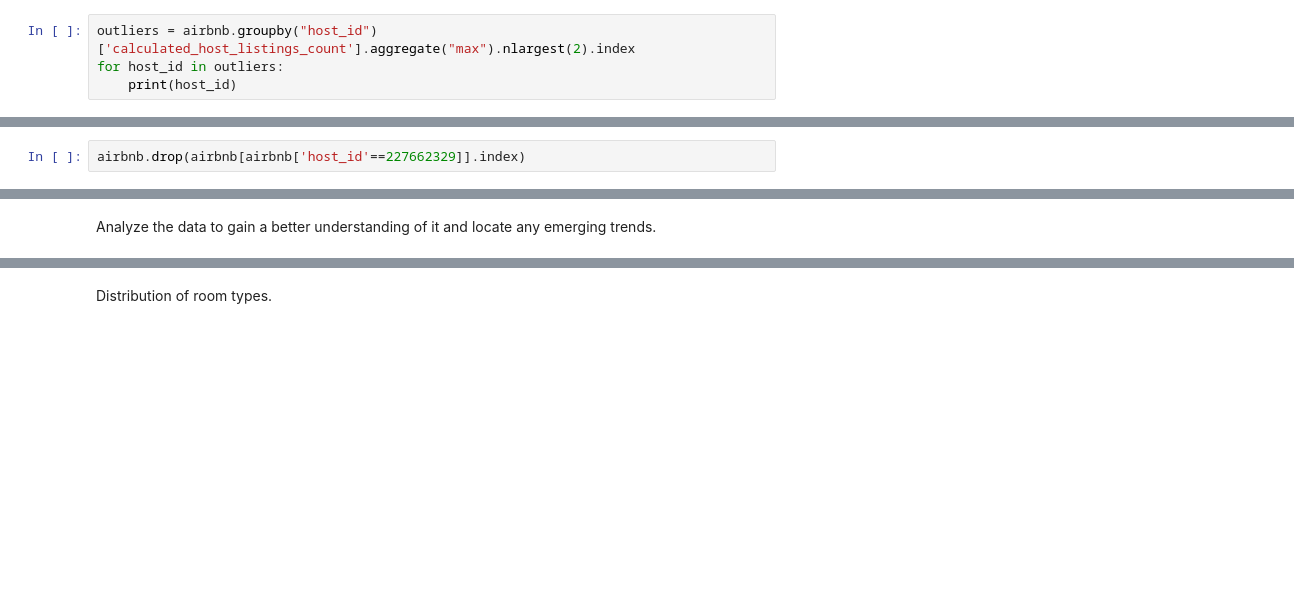
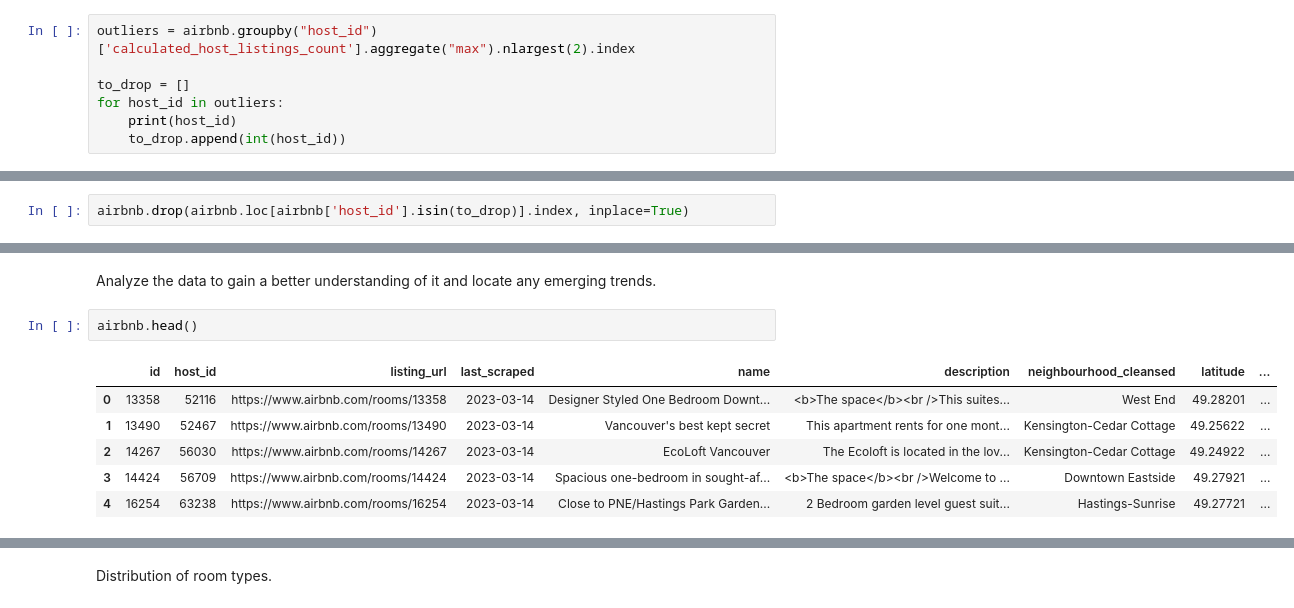
Before and after one commit to reidgendron/airbnb-analysis, a Jupyter notebook: notebooks/analysis.ipynb, the cells around one changed output, grey strips where cells are left out. Drawn from its saved outputs; the diff is of its cells as text; blank space fills up the shorter version.

```diff
--- a/notebooks/analysis.ipynb
+++ b/notebooks/analysis.ipynb
@@ -130,5 +226,8 @@ airbnb.groupby("host_id")['calculated_host_listings_count'].aggregate("max").sor
 The two hosts have over double the amount of listings as the host with the third highest amount of listings. Quite amazing, however not for our analyses.
 # %%
 outliers = airbnb.groupby("host_id")['calculated_host_listings_count'].aggregate("max").nlargest(2).index
+
+to_drop = []
 for host_id in outliers:
     print(host_id)
+    to_drop.append(int(host_id))
@@ -135,9 +237,18 @@ for host_id in outliers:
 # %%
-airbnb.drop(airbnb[airbnb['host_id'==227662329]].index)
+airbnb.drop(airbnb.loc[airbnb['host_id'].isin(to_drop)].index, inplace=True)
 # %% [markdown]
 # Analysis
 # %% [markdown]
 Analyze the data to gain a better understanding of it and locate any emerging trends.
+# %%
+airbnb.head()
+# %% [output]
+|  | id | host_id | listing_url | last_scraped | name | description | neighbourhood_cleansed | latitude | ... |
+| 0 | 13358 | 52116 | https://www.airbnb.com/rooms/13358 | 2023-03-14 | Designer Styled One Bedroom Downt... | <b>The space</b><br />This suites... | West End | 49.28201 | ... |
+| 1 | 13490 | 52467 | https://www.airbnb.com/rooms/13490 | 2023-03-14 | Vancouver's best kept secret | This apartment rents for one mont... | Kensington-Cedar Cottage | 49.25622 | ... |
+| 2 | 14267 | 56030 | https://www.airbnb.com/rooms/14267 | 2023-03-14 | EcoLoft Vancouver | The Ecoloft is located in the lov... | Kensington-Cedar Cottage | 49.24922 | ... |
+| 3 | 14424 | 56709 | https://www.airbnb.com/rooms/14424 | 2023-03-14 | Spacious one-bedroom in sought-af... | <b>The space</b><br />Welcome to ... | Downtown Eastside | 49.27921 | ... |
+| 4 | 16254 | 63238 | https://www.airbnb.com/rooms/16254 | 2023-03-14 | Close to PNE/Hastings Park Garden... | 2 Bedroom garden level guest suit... | Hastings-Sunrise | 49.27721 | ... |
 # %%
 # Summary statistics of the quantitative features of the dataset
 airbnb.drop(['id', 'host_id'], axis=1).describe()
```
Also changed, not shown: parts of 15 cells of this notebook.
